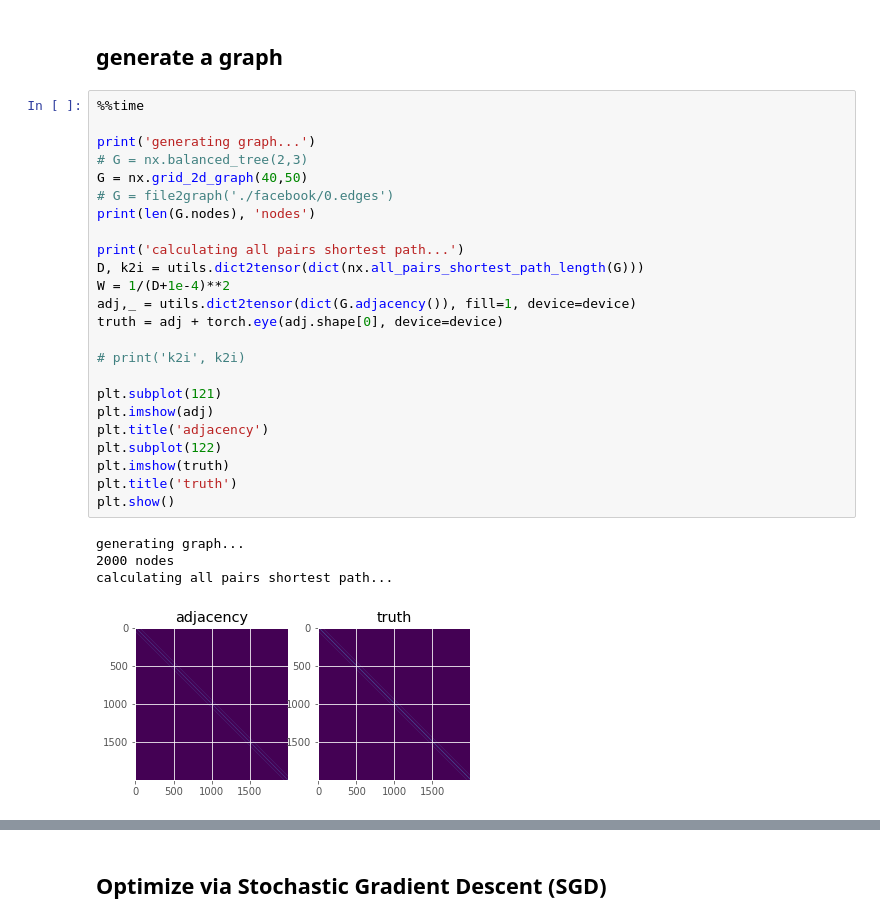
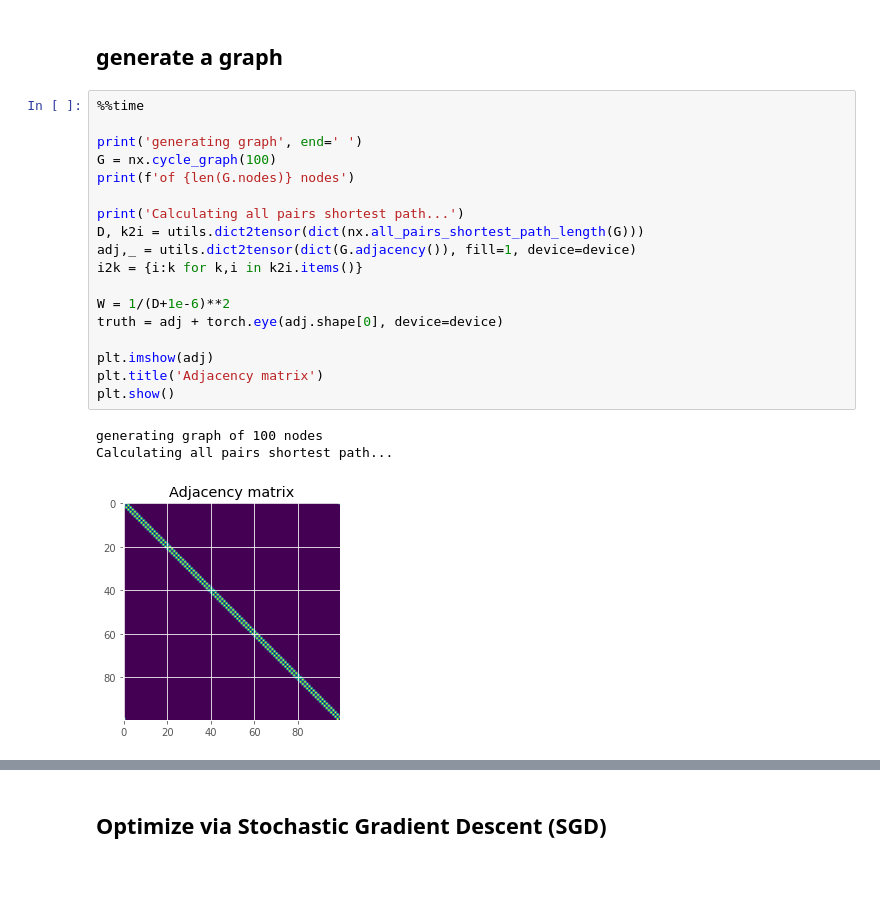
Before and after one commit to tiga1231/graph-drawing, a Jupyter notebook: main.ipynb, the cells around one changed output, grey strips where cells are left out. Cells and saved outputs as stored; diff of their text form; blank space fills up the shorter version.

```diff
--- a/main.ipynb
+++ b/main.ipynb
@@ -43,29 +47,22 @@ plt.style.use('seaborn-colorblind')
 # %%
 %%time
 
-print('generating graph...')
-# G = nx.balanced_tree(2,3)
-G = nx.grid_2d_graph(40,50)
-# G = file2graph('./facebook/0.edges')
-print(len(G.nodes), 'nodes')
+print('generating graph', end=' ')
+G = nx.cycle_graph(100)
+print(f'of {len(G.nodes)} nodes')
 
-print('calculating all pairs shortest path...')
+print('Calculating all pairs shortest path...')
 D, k2i = utils.dict2tensor(dict(nx.all_pairs_shortest_path_length(G)))
-W = 1/(D+1e-4)**2
 adj,_ = utils.dict2tensor(dict(G.adjacency()), fill=1, device=device)
+i2k = {i:k for k,i in k2i.items()}
+
+W = 1/(D+1e-6)**2
 truth = adj + torch.eye(adj.shape[0], device=device)
 
-# print('k2i', k2i)
-
-plt.subplot(121)
 plt.imshow(adj)
-plt.title('adjacency')
-plt.subplot(122)
-plt.imshow(truth)
-plt.title('truth')
+plt.title('Adjacency matrix')
 plt.show()
 # %% [output]
-generating graph...
-2000 nodes
-calculating all pairs shortest path...
+generating graph of 100 nodes
+Calculating all pairs shortest path...
-[figure, old version]
+[figure, new version]
```
Also changed, not shown: parts of 6 cells of this notebook, 2 other files.
